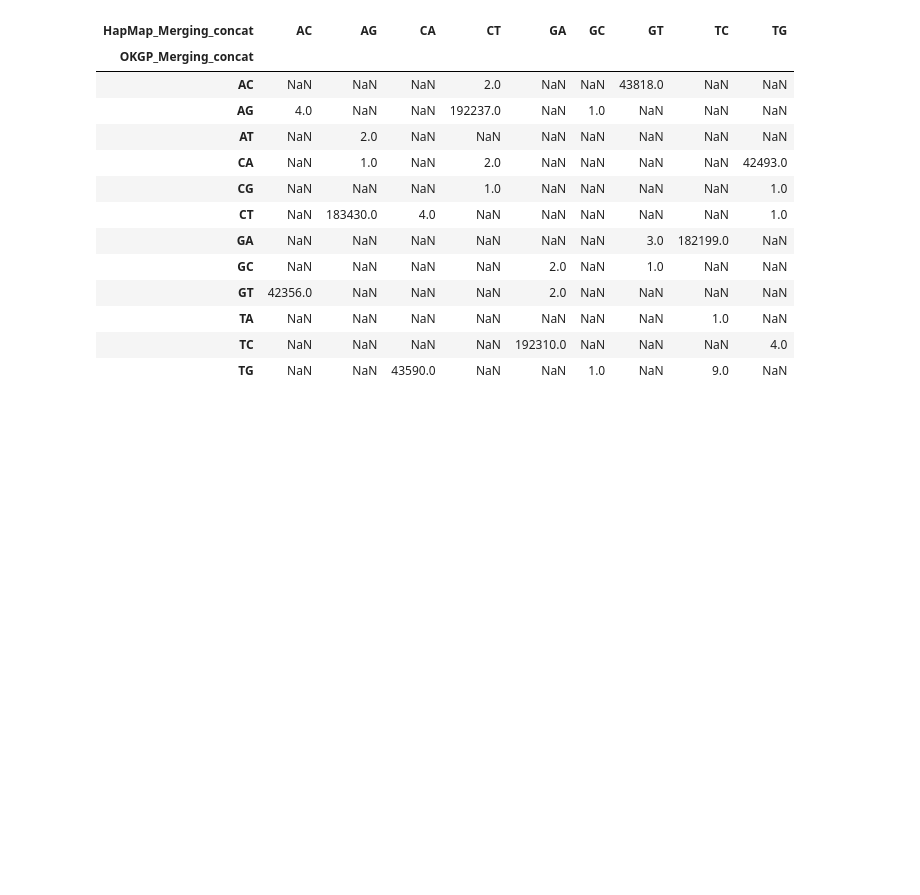
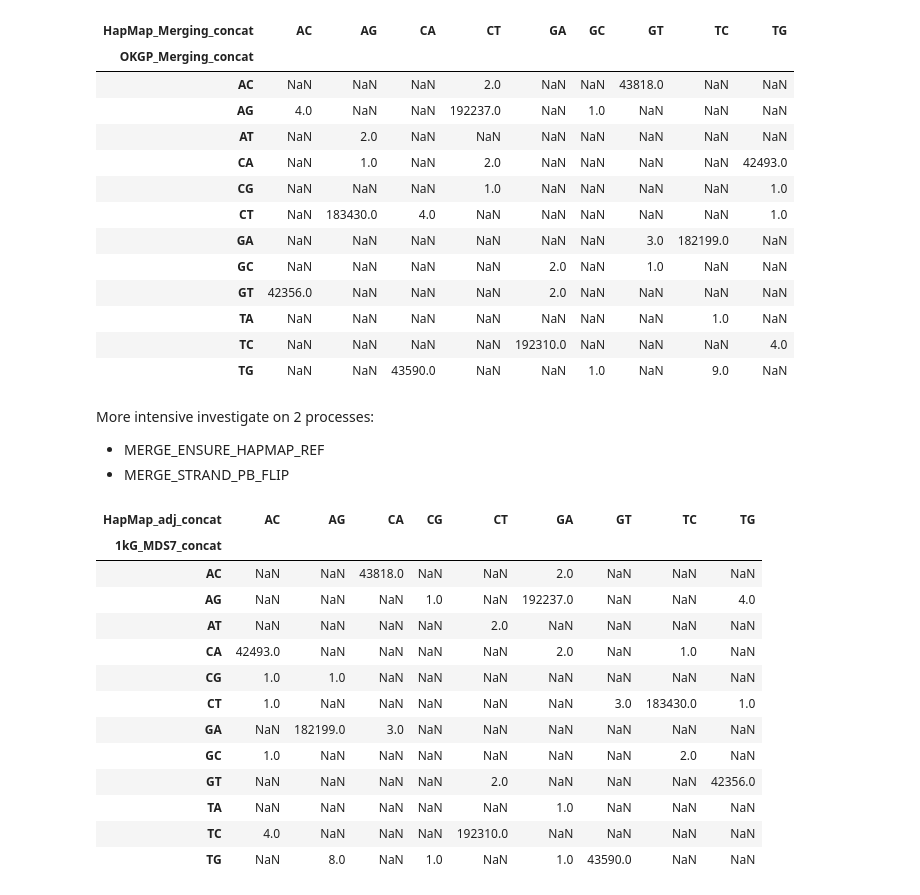
Before and after one commit to Truongphi20/GWA_tutorial, a Jupyter notebook: survey/merge_hapmap_and_okgp/quick_check.ipynb, the cells around one changed output. Cells and saved outputs as stored; diff of their text form; code cells hidden in the pictures; blank space fills up the shorter version.

Commit message:
update: investigate on merging processes

```diff
--- a/survey/merge_hapmap_and_okgp/quick_check.ipynb
+++ b/survey/merge_hapmap_and_okgp/quick_check.ipynb
@@ -7,7 +7,8 @@ hapmap_snp_data = pd.read_csv("../../output/POP_STRATIFICATION/MERGE_DROP_VARIAN
 # %%
 parse_data = okg_snp_data.merge(hapmap_snp_data, how='outer', on="rsID", suffixes=["_okjp", "_hap"])
 parse_data["check_match_chr"] = parse_data["chr_okjp"] == parse_data["chr_hap"]
-parse_data["check_match_code"] = ((parse_data["ref_okjp"] == parse_data["ref_hap"]) & (parse_data["alt_okjp"] == parse_data["alt_hap"]))
+parse_data["check_match_code"] = ((parse_data["ref_okjp"] == parse_data["ref_hap"]) & (parse_data["alt_okjp"] == parse_data["alt_hap"]))\
+                                 | ((parse_data["ref_okjp"] == parse_data["alt_hap"]) & (parse_data["alt_okjp"] == parse_data["ref_hap"]))
 
 # Check reverse complement
 comp = {"A":"T", "T":"A", "C":"G", "G":"C"}
@@ -267,3 +268,28 @@ check_trans(HapMap_Merging, OKGP_Merging, "HapMap_Merging", "OKGP_Merging")
 | TA | NaN | NaN | NaN | NaN | NaN | NaN | NaN | 1.0 | NaN |
 | TC | NaN | NaN | NaN | NaN | 192310.0 | NaN | NaN | NaN | 4.0 |
 | TG | NaN | NaN | 43590.0 | NaN | NaN | 1.0 | NaN | 9.0 | NaN |
+# %% [markdown]
+More intensive investigate on 2 processes:
+- MERGE_ENSURE_HAPMAP_REF
+- MERGE_STRAND_PB_FLIP
+# %%
+# MERGE_ENSURE_HAPMAP_REF
+hapmap_file = "../../output/POP_STRATIFICATION/MERGE_ENSURE_HAPMAP_REF/HapMap-adj.bim"
+okgp_file = "../../output/POP_STRATIFICATION/HAMONIZE_OKGP_BUILD/1kG_MDS7.bim"
+
+check_trans(hapmap_file, okgp_file, "HapMap_adj", "1kG_MDS7")
+# %% [output]
+| HapMap_adj_concat | AC | AG | CA | CG | CT | GA | GT | TC | TG |
+| 1kG_MDS7_concat |  |  |  |  |  |  |  |  |  |
+| AC | NaN | NaN | 43818.0 | NaN | NaN | 2.0 | NaN | NaN | NaN |
+| AG | NaN | NaN | NaN | 1.0 | NaN | 192237.0 | NaN | NaN | 4.0 |
+| AT | NaN | NaN | NaN | NaN | 2.0 | NaN | NaN | NaN | NaN |
+| CA | 42493.0 | NaN | NaN | NaN | NaN | 2.0 | NaN | 1.0 | NaN |
+| CG | 1.0 | 1.0 | NaN | NaN | NaN | NaN | NaN | NaN | NaN |
+| CT | 1.0 | NaN | NaN | NaN | NaN | NaN | 3.0 | 183430.0 | 1.0 |
+| GA | NaN | 182199.0 | 3.0 | NaN | NaN | NaN | NaN | NaN | NaN |
+| GC | 1.0 | NaN | NaN | NaN | NaN | NaN | NaN | 2.0 | NaN |
+| GT | NaN | NaN | NaN | NaN | 2.0 | NaN | NaN | NaN | 42356.0 |
+| TA | NaN | NaN | NaN | NaN | NaN | 1.0 | NaN | NaN | NaN |
+| TC | 4.0 | NaN | NaN | NaN | 192310.0 | NaN | NaN | NaN | NaN |
+| TG | NaN | 8.0 | NaN | 1.0 | NaN | 1.0 | 43590.0 | NaN | NaN |
```
Also changed, not shown: parts of 1 cell of this notebook.
